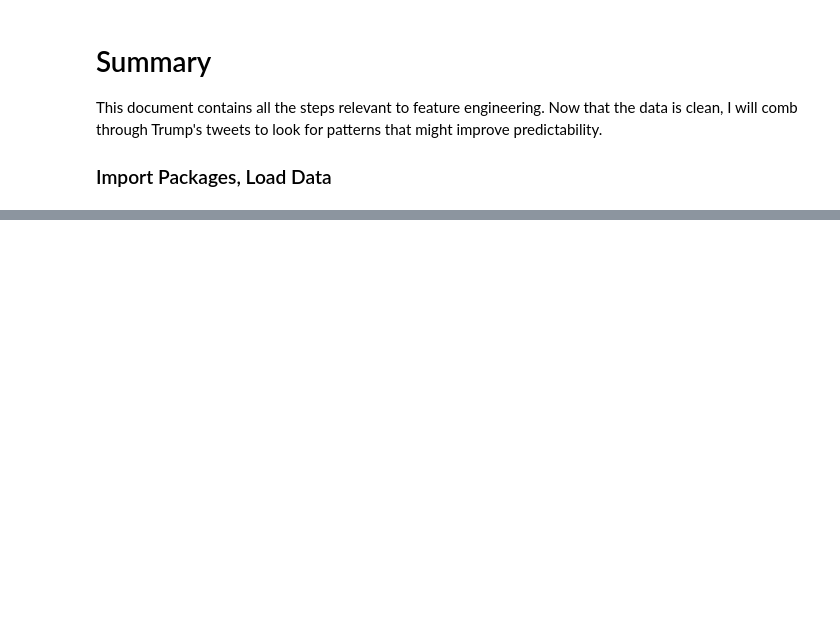
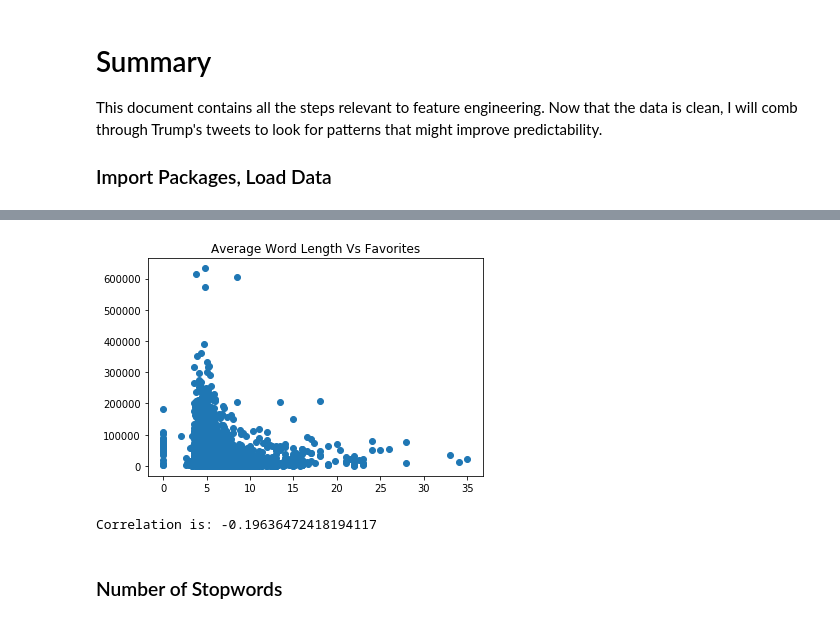
Before and after one commit to samadalipatel/Trump-Twitter-Predictions, a Jupyter notebook: Python/Part Three - Feature Engineering.ipynb, the cells around one changed output, grey strips where cells are left out. Cells and saved outputs as stored; diff of their text form; code cells hidden in the pictures; blank space fills up the shorter version.

```diff
--- a/Python/Part Three - Feature Engineering.ipynb
+++ b/Python/Part Three - Feature Engineering.ipynb
@@ -19,0 +87,12 @@ df.head()
+# %%
+# Define function to generate avg_length
+def avg_word_length(tweet):
+    words = tweet.split()
+    if len(words) > 0:
+        return(sum(len(word) for word in words) / len(words))
+    else:
+        return(0)
+
+df['avg_word_len'] = df.trump_text.apply(avg_word_length)
+
+df[['avg_word_len', 'trump_text']].head()
@@ -19,0 +106,11 @@ df.head()
+# %%
+plt.scatter(y = "favorite_count", x = "avg_word_len", data = df)
+plt.title('Average Word Length Vs Favorites')
+plt.show()
+
+print('Correlation is:', df[['favorite_count', 'avg_word_len']].corr().iloc[1,0])
+# %% [output]
+[figure, added]
+Correlation is: -0.19636472418194117
+# %% [markdown]
+### Number of Stopwords
```
Also changed, not shown: parts of 45 cells of this notebook.
